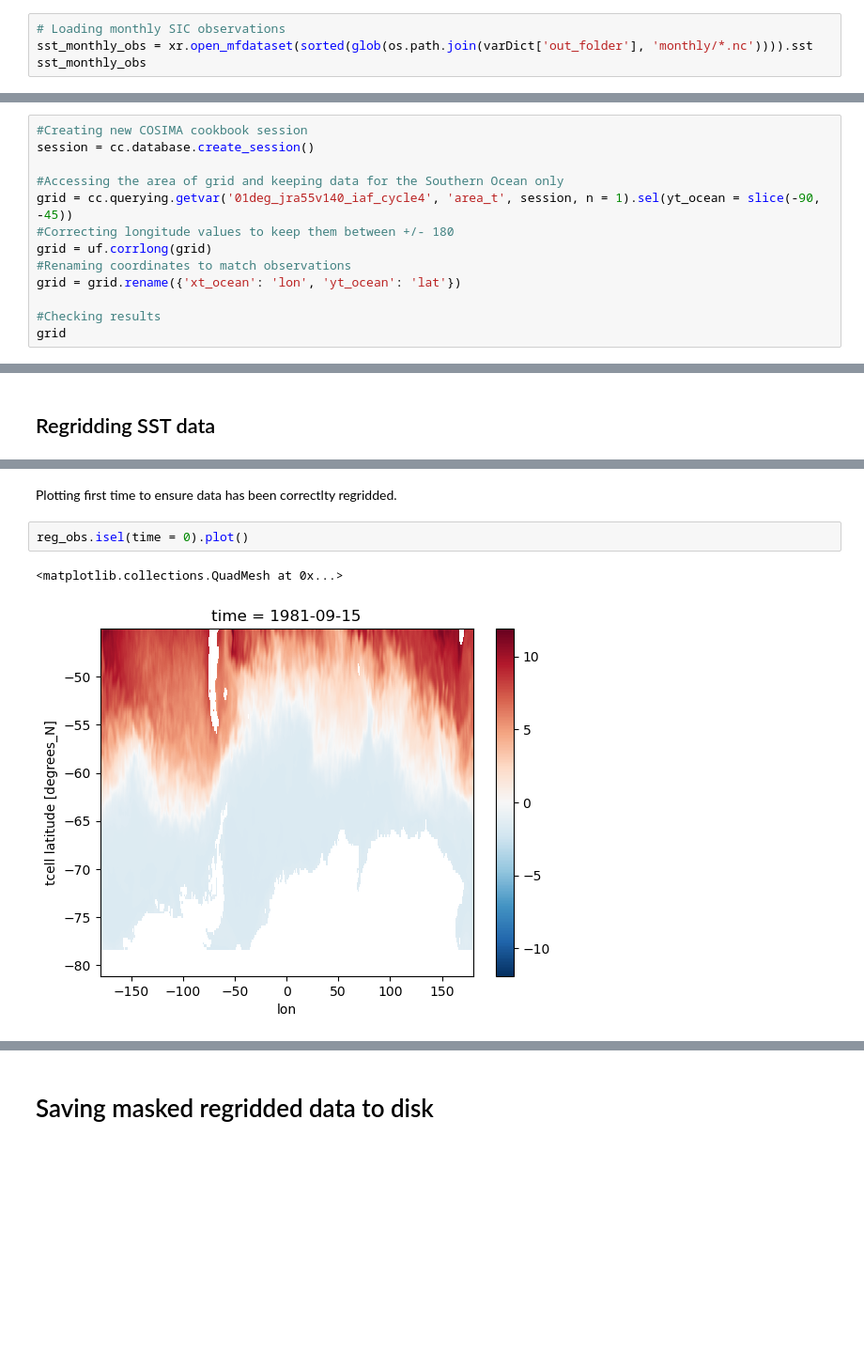
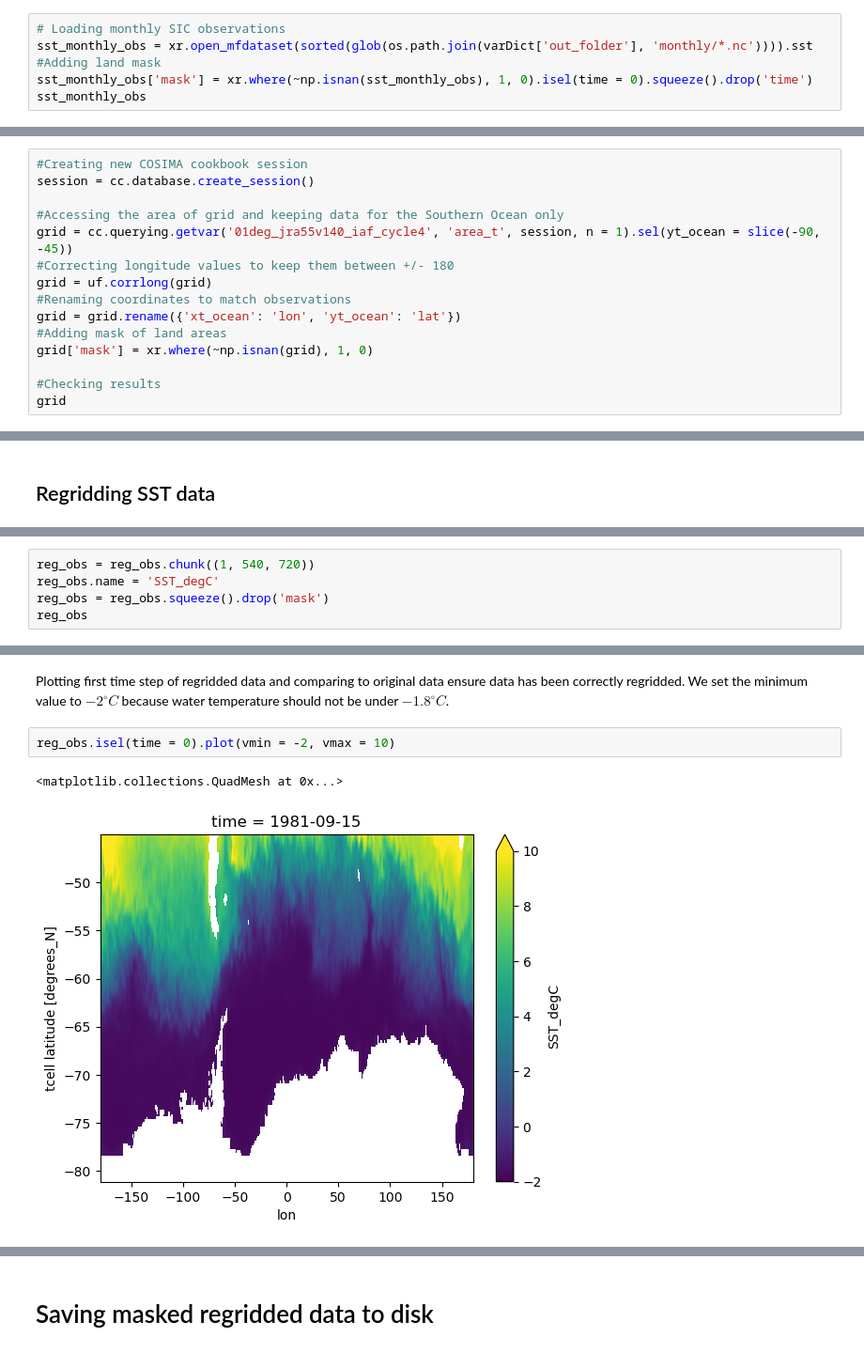
Before and after one commit to lidefi87/Crabeater_Distribution_East_Antarctica, a Jupyter notebook: Scripts/02_Env_data/Observations/02c_Obs_Sea_Surface_Temperature.ipynb, the cells around one changed output, grey strips where cells are left out. Shown at 94% size. Cells and saved outputs as stored; diff of their text form; blank space fills up the shorter version.

Commit message:
Adding land mask before regridding and adding figures comparing data

```diff
--- a/Scripts/02_Env_data/Observations/02c_Obs_Sea_Surface_Temperature.ipynb
+++ b/Scripts/02_Env_data/Observations/02c_Obs_Sea_Surface_Temperature.ipynb
@@ -116,5 +116,7 @@ We will use this data as input to model crabeater seals distribution. Then, we w
 # %%
 # Loading monthly SIC observations
 sst_monthly_obs = xr.open_mfdataset(sorted(glob(os.path.join(varDict['out_folder'], 'monthly/*.nc')))).sst
+#Adding land mask
+sst_monthly_obs['mask'] = xr.where(~np.isnan(sst_monthly_obs), 1, 0).isel(time = 0).squeeze().drop('time')
 sst_monthly_obs
 # %% [output]
@@ -156,6 +174,8 @@ grid = cc.querying.getvar('01deg_jra55v140_iaf_cycle4', 'area_t', session, n = 1
 grid = uf.corrlong(grid)
 #Renaming coordinates to match observations
 grid = grid.rename({'xt_ocean': 'lon', 'yt_ocean': 'lat'})
+#Adding mask of land areas
+grid['mask'] = xr.where(~np.isnan(grid), 1, 0)
 
 #Checking results
 grid
@@ -222,0 +259,5 @@ bilinear
+# %%
+reg_obs = reg_obs.chunk((1, 540, 720))
+reg_obs.name = 'SST_degC'
+reg_obs = reg_obs.squeeze().drop('mask')
+reg_obs
@@ -223,7 +290,7 @@ bilinear
 # %% [markdown]
-Plotting first time to ensure data has been correctlty regridded.
+Plotting first time step of regridded data and comparing to original data ensure data has been correctly regridded. We set the minimum value to $-2^{\circ}C$ because water temperature should not be under $-1.8^{\circ}C$.
 # %%
-reg_obs.isel(time = 0).plot()
+reg_obs.isel(time = 0).plot(vmin = -2, vmax = 10)
 # %% [output]
 <matplotlib.collections.QuadMesh at 0x...>
-[figure, old version]
+[figure, new version]
```
Also changed, not shown: parts of 11 cells of this notebook.
